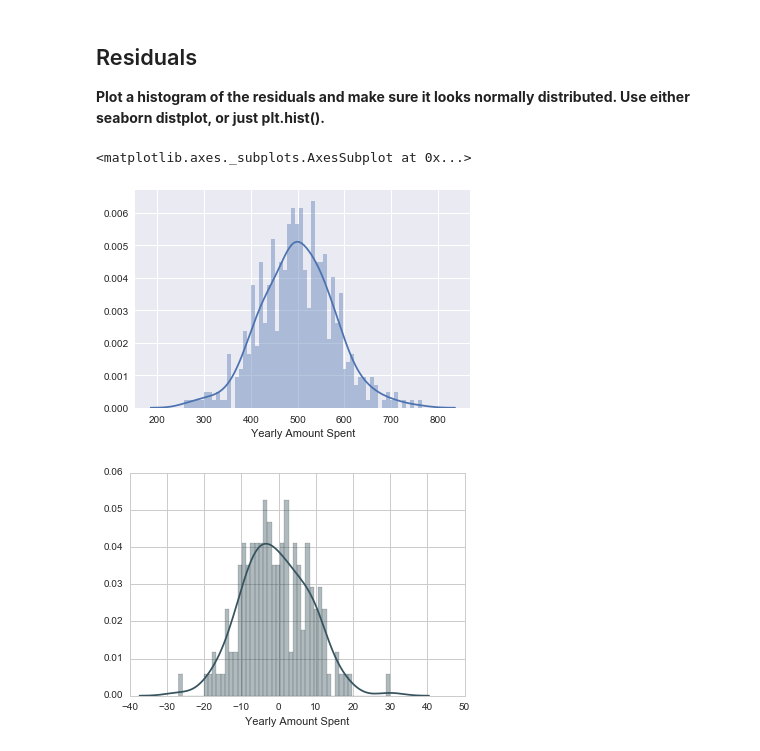
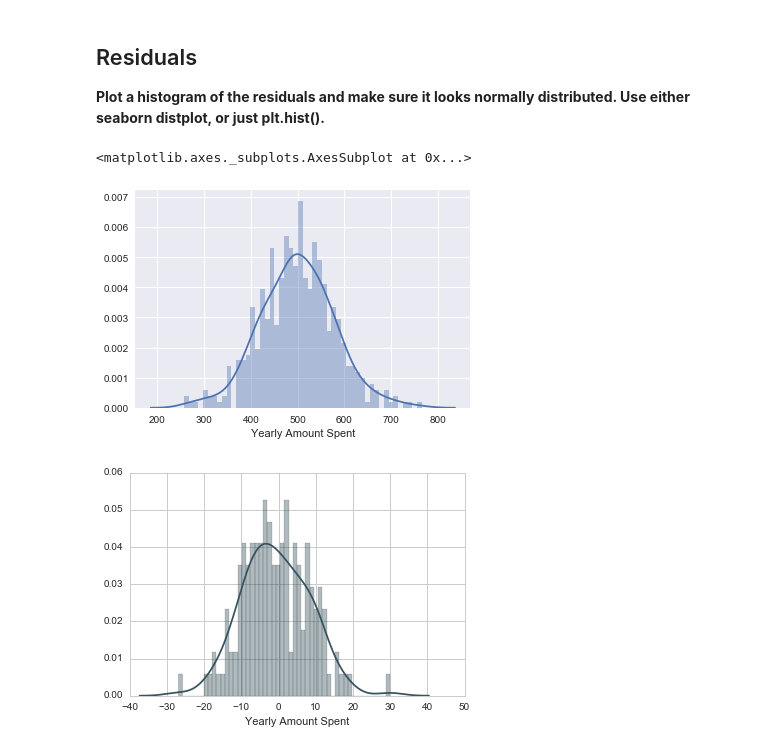
Before and after one commit to kwarodom/sidtechtalent, a Jupyter notebook: ML-Week2/Lecture6 Supervised Learning - Linear Regression/Linear Regression - Project Exercise .ipynb, the cells around one changed output. Saved outputs shown, nothing was run; the diff lists cells and outputs as text; code cells hidden in the pictures.

```diff
--- a/ML-Week2/Lecture6 Supervised Learning - Linear Regression/Linear Regression - Project Exercise .ipynb
+++ b/ML-Week2/Lecture6 Supervised Learning - Linear Regression/Linear Regression - Project Exercise .ipynb
@@ -221,10 +218,10 @@ RMSE: 8.93381506698
 ## Residuals
 **Plot a histogram of the residuals and make sure it looks normally distributed. Use either seaborn distplot, or just plt.hist().**
 # %%
-sns.distplot(customers['Yearly Amount Spent'], bins=60)
+sns.distplot(customers['Yearly Amount Spent'], bins=50)
 # %% [output]
 <matplotlib.axes._subplots.AxesSubplot at 0x...>
-[figure, old version]
+[figure, new version]
 # %%
 # %% [output]
 [figure]
```
Also changed, not shown: parts of 4 cells of this notebook.
